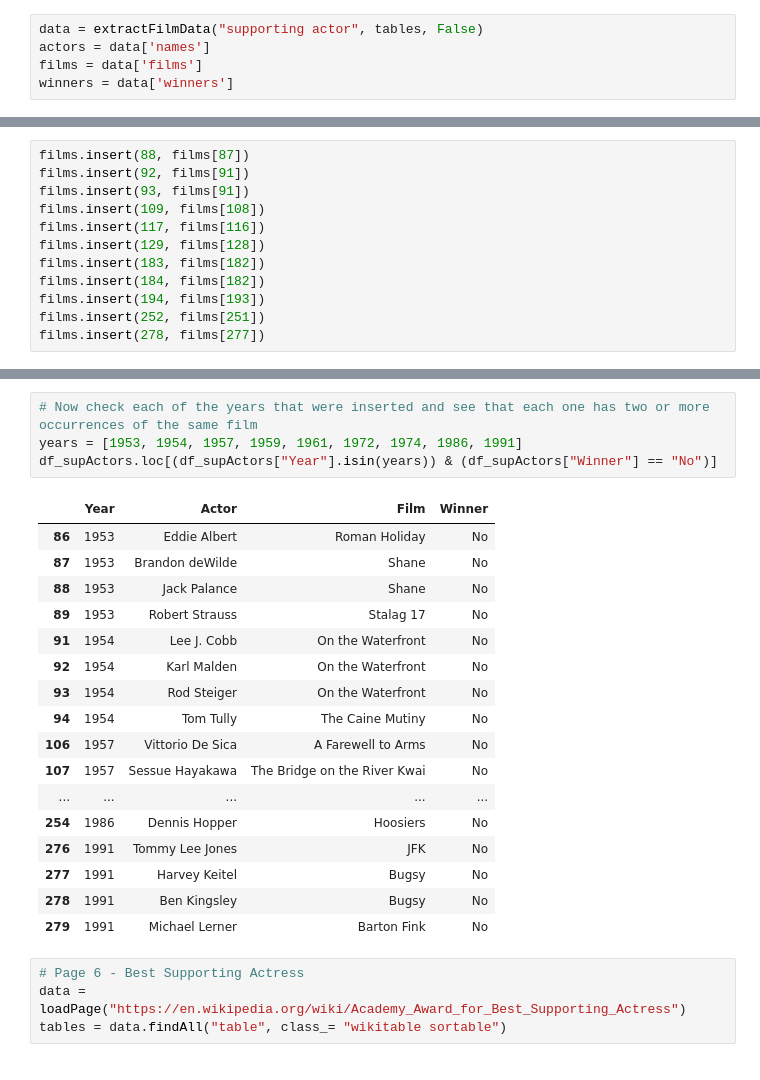
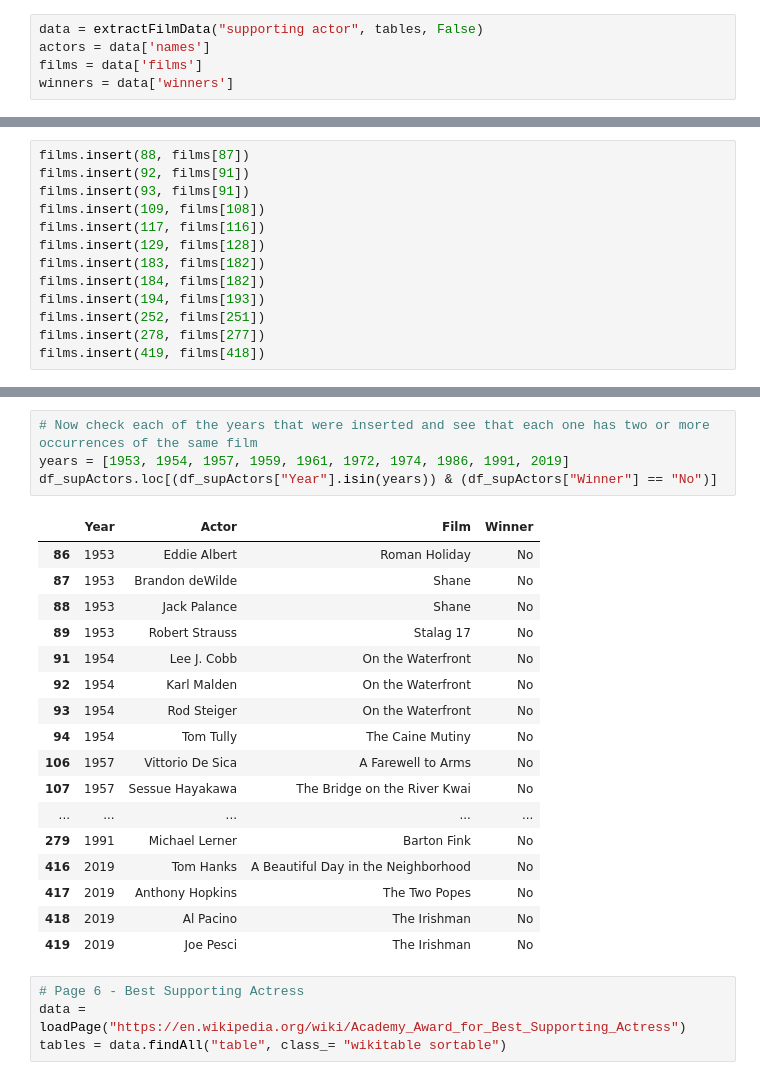
Before and after one commit to emmet-gingles/Jupyter-OscarWinners, a Jupyter notebook: Oscar_Nominees.ipynb, the cells around one changed output, grey strips where cells are left out. Cells and saved outputs as stored; diff of their text form.

```diff
--- a/Oscar_Nominees.ipynb
+++ b/Oscar_Nominees.ipynb
@@ -365,5 +359,6 @@ films.insert(184, films[182])
 films.insert(194, films[193])
 films.insert(252, films[251])
 films.insert(278, films[277])
+films.insert(419, films[418])
 # %%
 # Now they are the same length
@@ -399,25 +392,25 @@ df_supActors.loc[df_supActors["Winner"] == "Yes"]
 # %%
 # Now check each of the years that were inserted and see that each one has two or more occurrences of the same film
-years = [1953, 1954, 1957, 1959, 1961, 1972, 1974, 1986, 1991]
+years = [1953, 1954, 1957, 1959, 1961, 1972, 1974, 1986, 1991, 2019]
 df_supActors.loc[(df_supActors["Year"].isin(years)) & (df_supActors["Winner"] == "No")]
 # %% [output]
 |  | Year | Actor | Film | Winner |
 | 86 | 1953 | Eddie Albert | Roman Holiday | No |
 | 87 | 1953 | Brandon deWilde | Shane | No |
 | 88 | 1953 | Jack Palance | Shane | No |
 | 89 | 1953 | Robert Strauss | Stalag 17 | No |
 | 91 | 1954 | Lee J. Cobb | On the Waterfront | No |
 | 92 | 1954 | Karl Malden | On the Waterfront | No |
 | 93 | 1954 | Rod Steiger | On the Waterfront | No |
 | 94 | 1954 | Tom Tully | The Caine Mutiny | No |
 | 106 | 1957 | Vittorio De Sica | A Farewell to Arms | No |
 | 107 | 1957 | Sessue Hayakawa | The Bridge on the River Kwai | No |
 | ... | ... | ... | ... | ... |
-| 254 | 1986 | Dennis Hopper | Hoosiers | No |
-| 276 | 1991 | Tommy Lee Jones | JFK | No |
-| 277 | 1991 | Harvey Keitel | Bugsy | No |
-| 278 | 1991 | Ben Kingsley | Bugsy | No |
 | 279 | 1991 | Michael Lerner | Barton Fink | No |
+| 416 | 2019 | Tom Hanks | A Beautiful Day in the Neighborhood | No |
+| 417 | 2019 | Anthony Hopkins | The Two Popes | No |
+| 418 | 2019 | Al Pacino | The Irishman | No |
+| 419 | 2019 | Joe Pesci | The Irishman | No |
 # %%
 # Page 6 - Best Supporting Actress
 data = loadPage("https://en.wikipedia.org/wiki/Academy_Award_for_Best_Supporting_Actress")
```
Also changed, not shown: parts of 46 cells of this notebook, 1 other file.
